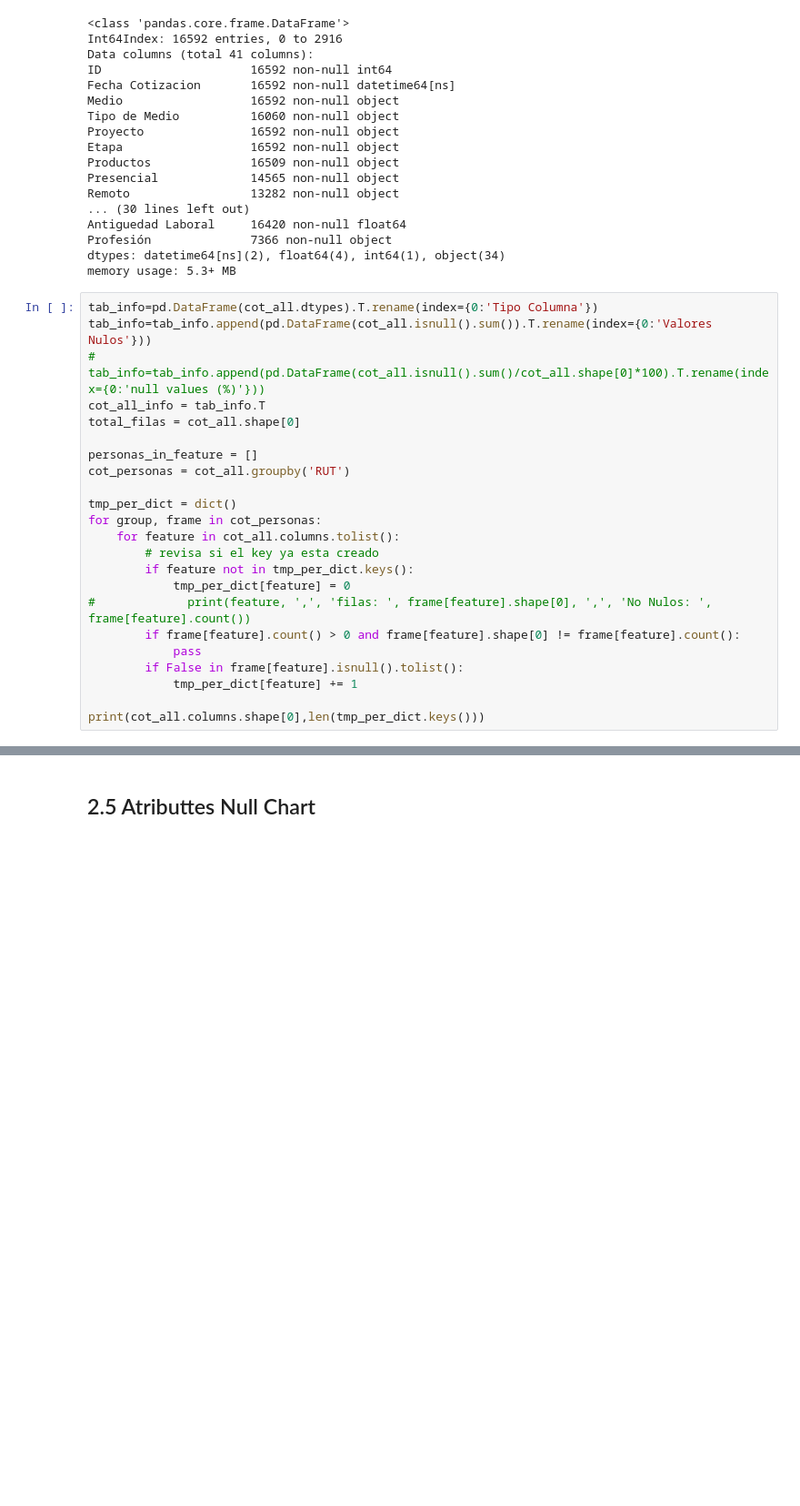
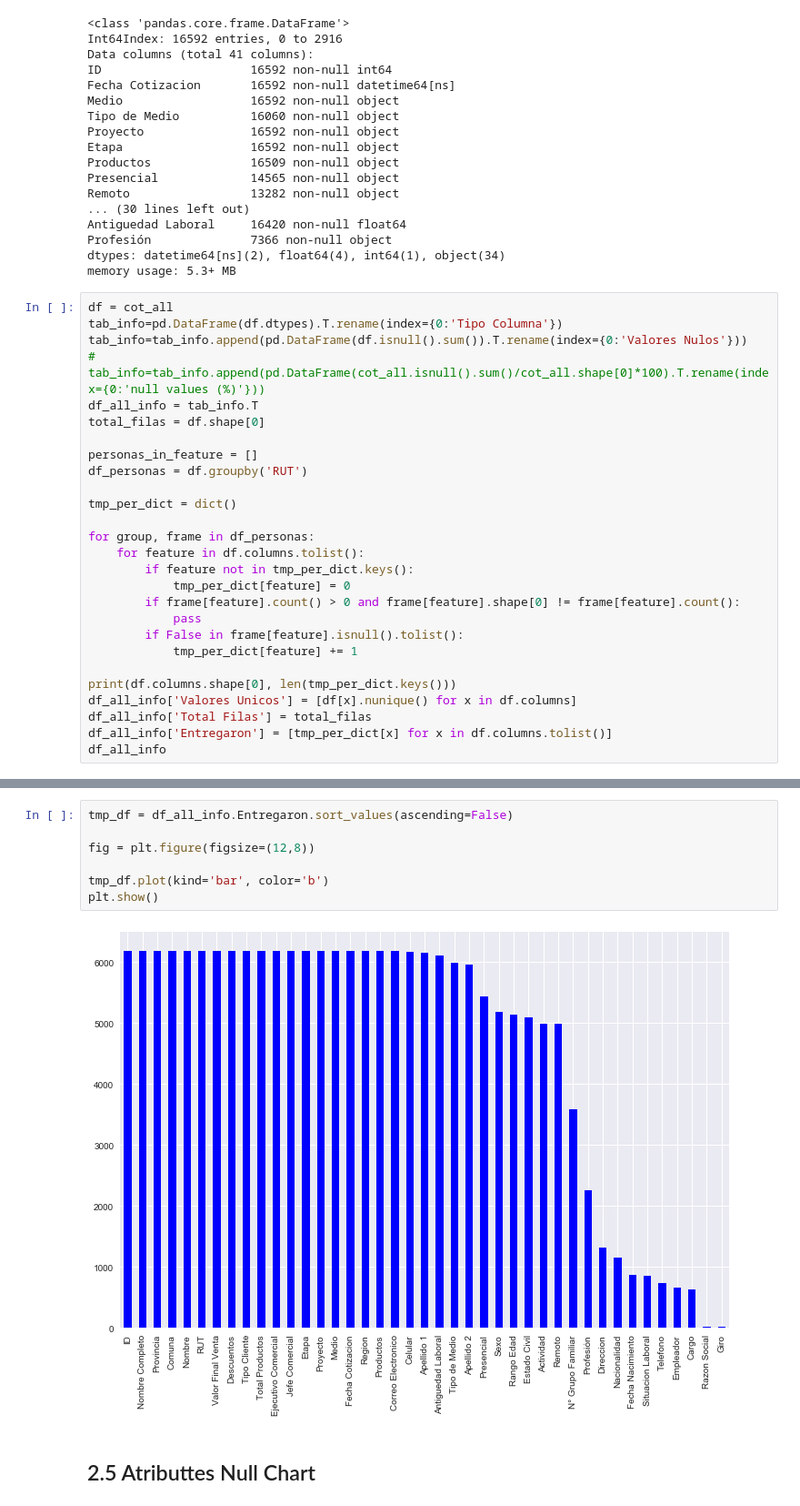
Before and after one commit to jcardenaslie/mem_aitue, a Jupyter notebook: Main Project/1 - Data Understanding/1 - Collect Initial Data.ipynb, the cells around one changed output, grey strips where cells are left out. Shown at 91% size. Cells and saved outputs as stored; diff of their text form; blank space fills up the shorter version.

```diff
--- a/Main Project/1 - Data Understanding/1 - Collect Initial Data.ipynb
+++ b/Main Project/1 - Data Understanding/1 - Collect Initial Data.ipynb
@@ -185,27 +185,31 @@ Profesión              7366 non-null object
 dtypes: datetime64[ns](2), float64(4), int64(1), object(34)
 memory usage: 5.3+ MB
 # %%
-tab_info=pd.DataFrame(cot_all.dtypes).T.rename(index={0:'Tipo Columna'})
-tab_info=tab_info.append(pd.DataFrame(cot_all.isnull().sum()).T.rename(index={0:'Valores Nulos'}))
+df = cot_all
+tab_info=pd.DataFrame(df.dtypes).T.rename(index={0:'Tipo Columna'})
+tab_info=tab_info.append(pd.DataFrame(df.isnull().sum()).T.rename(index={0:'Valores Nulos'}))
 # tab_info=tab_info.append(pd.DataFrame(cot_all.isnull().sum()/cot_all.shape[0]*100).T.rename(index={0:'null values (%)'}))
-cot_all_info = tab_info.T
-total_filas = cot_all.shape[0]
+df_all_info = tab_info.T
+total_filas = df.shape[0]
 
 personas_in_feature = []
-cot_personas = cot_all.groupby('RUT')
+df_personas = df.groupby('RUT')
 
 tmp_per_dict = dict()
-for group, frame in cot_personas:
-    for feature in cot_all.columns.tolist():
-        # revisa si el key ya esta creado
+
+for group, frame in df_personas:
+    for feature in df.columns.tolist():
         if feature not in tmp_per_dict.keys():
             tmp_per_dict[feature] = 0
-#             print(feature, ',', 'filas: ', frame[feature].shape[0], ',', 'No Nulos: ', frame[feature].count())
         if frame[feature].count() > 0 and frame[feature].shape[0] != frame[feature].count():
             pass
         if False in frame[feature].isnull().tolist():
             tmp_per_dict[feature] += 1
 
-print(cot_all.columns.shape[0],len(tmp_per_dict.keys()))
+print(df.columns.shape[0], len(tmp_per_dict.keys()))
+df_all_info['Valores Unicos'] = [df[x].nunique() for x in df.columns]
+df_all_info['Total Filas'] = total_filas
+df_all_info['Entregaron'] = [tmp_per_dict[x] for x in df.columns.tolist()]
+df_all_info
 # %% [output]
 41 41
@@ -235,3 +233,12 @@ cot_all_info
+# %%
+tmp_df = df_all_info.Entregaron.sort_values(ascending=False)
+
+fig = plt.figure(figsize=(12,8))
+
+tmp_df.plot(kind='bar', color='b')
+plt.show()
+# %% [output]
+[figure, added]
 # %% [markdown]
 ## 2.5 Atributtes Null Chart
 # %%
```
Also changed, not shown: parts of 3 cells of this notebook, 7 other files.
